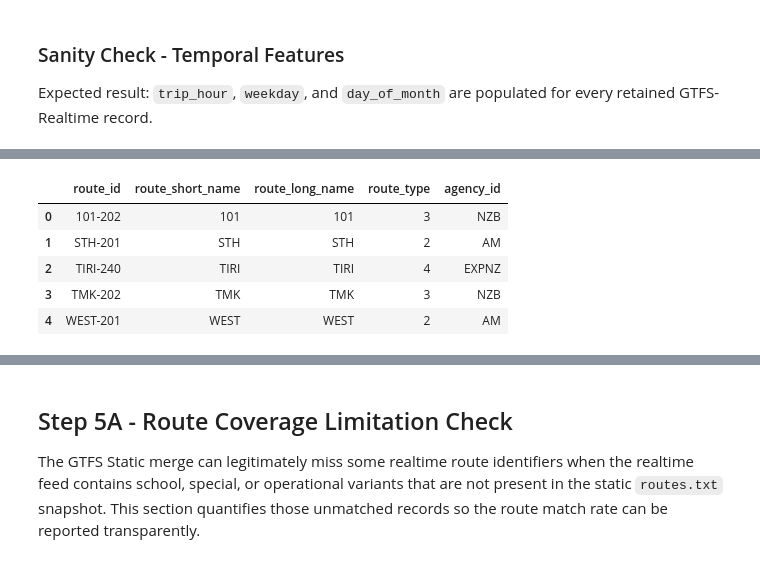
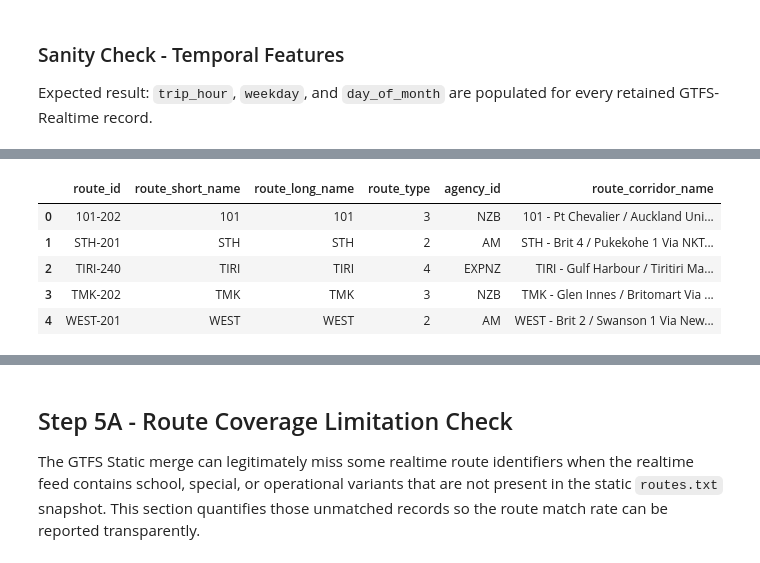
Before and after one commit to markokratos0918/ai-dss-auckland-public-transport, a Jupyter notebook: notebooks/09_validation_and_evaluation_realtimegtfs.ipynb, the cells around one changed output, grey strips where cells are left out. Cells and saved outputs as stored; diff of their text form; code cells hidden in the pictures.

```diff
--- a/notebooks/09_validation_and_evaluation_realtimegtfs.ipynb
+++ b/notebooks/09_validation_and_evaluation_realtimegtfs.ipynb
@@ -61,9 +75,20 @@ validation_log_path = GTFS_REALTIME_DIR / "gtfs_realtime_log_validation.csv"
 repaired_log_path = GTFS_REALTIME_DIR / "gtfs_realtime_log.csv"
 daily_files = sorted(GTFS_DAILY_DIR.glob("gtfs_realtime_*.csv")) if GTFS_DAILY_DIR.exists() else []
 
-print("Cleaned Parquet exists:", PARQUET_GTFS_PATH.exists())
-if PARQUET_GTFS_PATH.exists():
-    print("Cleaned Parquet size MB:", round(PARQUET_GTFS_PATH.stat().st_size / 1024 / 1024, 2))
+candidate_parquet_paths = {
+    "all_file": ALL_FILE_PARQUET_PATH,
+    "model_baseline": MODEL_BASELINE_PARQUET_PATH,
+}
+
+for label, path in candidate_parquet_paths.items():
+    print(f"Canonical {label} Parquet exists:", path.exists())
+    if path.exists():
+        print(f"Canonical {label} Parquet size MB:", round(path.stat().st_size / 1024 / 1024, 2))
+
+print("Completeness summary exists:", COMPLETENESS_SUMMARY_PATH.exists())
+print("DuckDB database exists:", DUCKDB_PATH.exists())
+print("Legacy cleaned Parquet exists:", LEGACY_CLEANED_PARQUET_PATH.exists())
+print("Legacy model-baseline Parquet exists:", LEGACY_MODEL_BASELINE_PARQUET_PATH.exists())
 
 print("Daily files found:", len(daily_files))
 if daily_files:
@@ -389,9 +456,13 @@ GTFS Static route metadata adds route names, route types, and agency details. Th
 # %%
-# Load GTFS Static route metadata
+# Load GTFS Static route metadata and route corridor names for CSV fallback, audit checks, and readable summaries
 
 routes_path = GTFS_STATIC_DIR / "routes.txt"
+trips_path = GTFS_STATIC_DIR / "trips.txt"
+
 if not routes_path.exists():
     raise FileNotFoundError(f"GTFS Static routes file not found: {routes_path}")
+if not trips_path.exists():
+    raise FileNotFoundError(f"GTFS Static trips file not found: {trips_path}")
 
 routes_df = pd.read_csv(routes_path, dtype=str)
 routes_df = clean_column_names(routes_df)
@@ -403,8 +474,57 @@ if missing_route_columns:
 
 routes_lookup = routes_df[required_route_columns].drop_duplicates(subset=["route_id"]).copy()
 
+trips_df = pd.read_csv(trips_path, dtype=str, usecols=lambda column: column.strip().lower() in ["route_id", "trip_headsign"])
+trips_df = clean_column_names(trips_df)
+
+if "trip_headsign" not in trips_df.columns:
+    raise ValueError("GTFS Static trips.txt must include trip_headsign to derive route corridor names.")
+
+def build_route_corridor_label(group):
+    route_id = str(group.name)
+    route_short_name = routes_lookup.loc[routes_lookup["route_id"].astype(str).eq(route_id), "route_short_name"]
+    route_label = route_short_name.iloc[0] if len(route_short_name) and pd.notna(route_short_name.iloc[0]) else route_id
+
+    headsigns = group.dropna().astype(str).str.strip()
+    headsigns = headsigns[headsigns.ne("")].drop_duplicates().tolist()
+
+    endpoints = []
+    for headsign in headsigns:
+        normalized = headsign.replace(" to ", " To ")
+        if " To " in normalized:
+            parts = [part.strip() for part in normalized.split(" To ", 1)]
+            endpoints.extend([part for part in parts if part])
+        else:
+            endpoints.append(normalized)
+
+    unique_endpoints = []
+    for endpoint in endpoints:
+        if endpoint not in unique_endpoints:
+            unique_endpoints.append(endpoint)
+
+    if len(unique_endpoints) >= 2:
+        corridor = " / ".join(unique_endpoints[:2])
+    elif len(unique_endpoints) == 1:
+        corridor = unique_endpoints[0]
+    else:
+        corridor = route_label
+
+    return f"{route_label} - {corridor}" if corridor and corridor != route_label else str(route_label)
+
+route_corridor_lookup = (
+    trips_df.groupby("route_id")["trip_headsign"]
+    .apply(build_route_corridor_label)
+    .reset_index(name="route_corridor_name")
+)
+
+routes_lookup = routes_lookup.merge(route_corridor_lookup, on="route_id", how="left")
+routes_lookup["route_corridor_name"] = routes_lookup["route_corridor_name"].fillna(routes_lookup["route_short_name"]).fillna(routes_lookup["route_id"])
+
 print("Routes shape:", routes_df.shape)
 print("Route lookup shape:", routes_lookup.shape)
+print("Route corridor names available:", routes_lookup["route_corridor_name"].notna().sum())
+print("Example corridor for 128-202:")
+print(routes_lookup.loc[routes_lookup["route_id"].eq("128-202"), ["route_id", "route_short_name", "route_corridor_name"]])
 routes_lookup.head()
 # %% [output]
 Routes shape: (220, 11)
@@ -412,7 +536,7 @@ Route lookup shape: (220, 5)
-|  | route_id | route_short_name | route_long_name | route_type | agency_id |
-| 0 | 101-202 | 101 | 101 | 3 | NZB |
-| 1 | STH-201 | STH | STH | 2 | AM |
-| 2 | TIRI-240 | TIRI | TIRI | 4 | EXPNZ |
-| 3 | TMK-202 | TMK | TMK | 3 | NZB |
-| 4 | WEST-201 | WEST | WEST | 2 | AM |
+|  | route_id | route_short_name | route_long_name | route_type | agency_id | route_corridor_name |
+| 0 | 101-202 | 101 | 101 | 3 | NZB | 101 - Pt Chevalier / Auckland Uni... |
+| 1 | STH-201 | STH | STH | 2 | AM | STH - Brit 4 / Pukekohe 1 Via NKT... |
+| 2 | TIRI-240 | TIRI | TIRI | 4 | EXPNZ | TIRI - Gulf Harbour / Tiritiri Ma... |
+| 3 | TMK-202 | TMK | TMK | 3 | NZB | TMK - Glen Innes / Britomart Via ... |
+| 4 | WEST-201 | WEST | WEST | 2 | AM | WEST - Brit 2 / Swanson 1 Via New... |
 # %%
```
Also changed, not shown: parts of 23 cells of this notebook.
